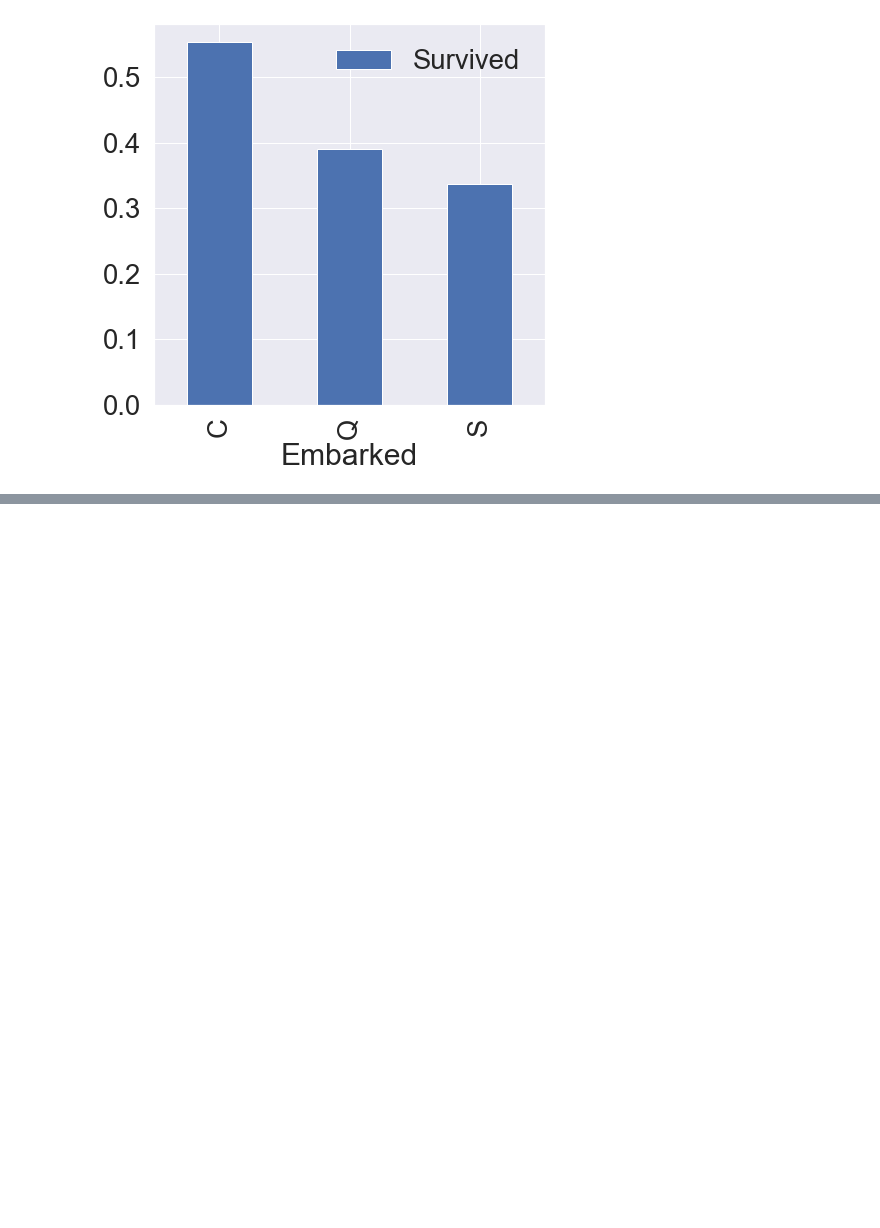
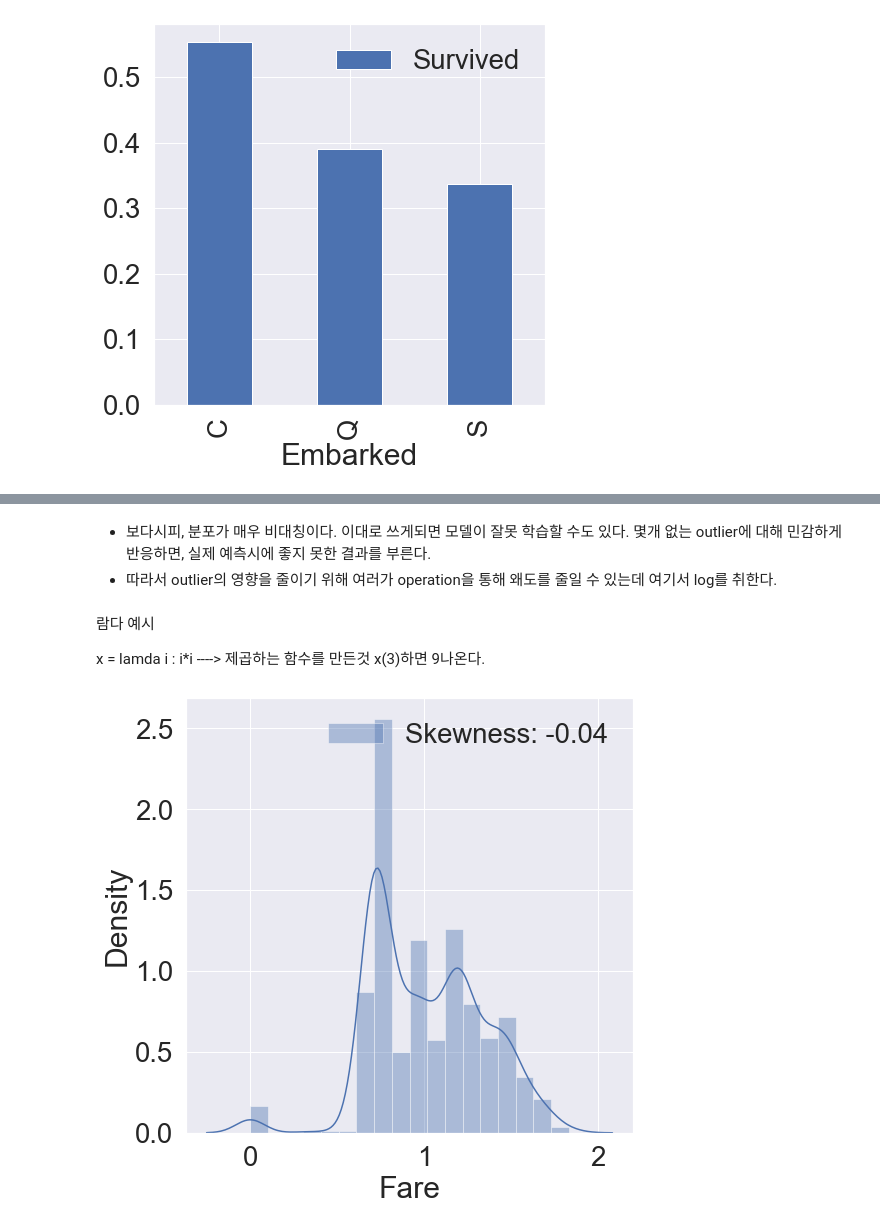
Before and after one commit to wizdom-js/data_analysis, a Jupyter notebook: Kaggle_titanic/with_kaggle_youhanlee.ipynb, the cells around one changed output, grey strips where cells are left out. Saved outputs shown, nothing was run; the diff lists cells and outputs as text; code cells hidden in the pictures; blank space fills up the shorter version.

```diff
--- a/Kaggle_titanic/with_kaggle_youhanlee.ipynb
+++ b/Kaggle_titanic/with_kaggle_youhanlee.ipynb
@@ -447,0 +521,24 @@ df_train[['Embarked', 'Survived']].groupby(['Embarked'], as_index=True).mean().s
+# %% [markdown]
+- 보다시피, 분포가 매우 비대칭이다. 이대로 쓰게되면 모델이 잘못 학습할 수도 있다. 몇개 없는 outlier에 대해 민감하게 반응하면, 실제 예측시에 좋지 못한 결과를 부른다.
+- 따라서 outlier의 영향을 줄이기 위해 여러가 operation을 통해 왜도를 줄일 수 있는데 여기서 log를 취한다.
+# %%
+# feature engineering
+# 모델의 성능을 좋게 하기 위해, 학습시키기위해 feature들에 여러 조작을 가하거나 새로우 ㄴfeature를 추가하는것.
+
+df_train['Fare'] = df_train['Fare'].map(lambda i: np.log(i) if i>0 else 0)
+# i가 0보다 크면 로그를 취하고 아니면 0을 취한다.
+
+# dataFrame 의 특정 열에 공통된 작업을 적용하고 싶을때 !!
+# map는 간단히 람다 함수나 딕셔너리 넣어서 간단하게 값들을 바꿔줄 수 있다.
+# apply는 함수를 넣어줌
+# %% [markdown]
+람다 예시
+
+x = lamda i : i*i
+----> 제곱하는 함수를 만든것 x(3)하면 9나온다.
+# %%
+fig, ax = plt.subplots(1,1, figsize=(8, 8))
+g = sns.distplot(df_train['Fare'], color='b', label='Skewness: {:.2f}'.format(df_train['Fare'].skew(), ax=ax))
+g = g.legend(loc='best')
+# %% [output]
+[figure, added]
```
Also changed, not shown: parts of 13 cells of this notebook.
